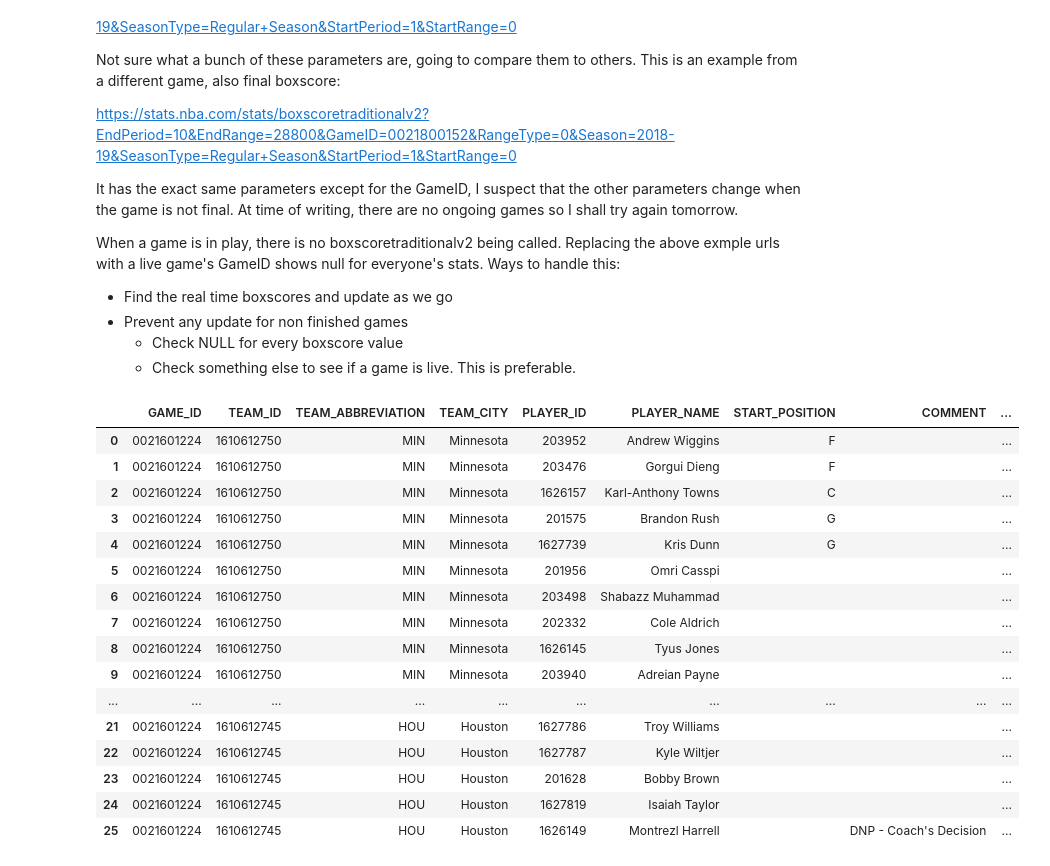
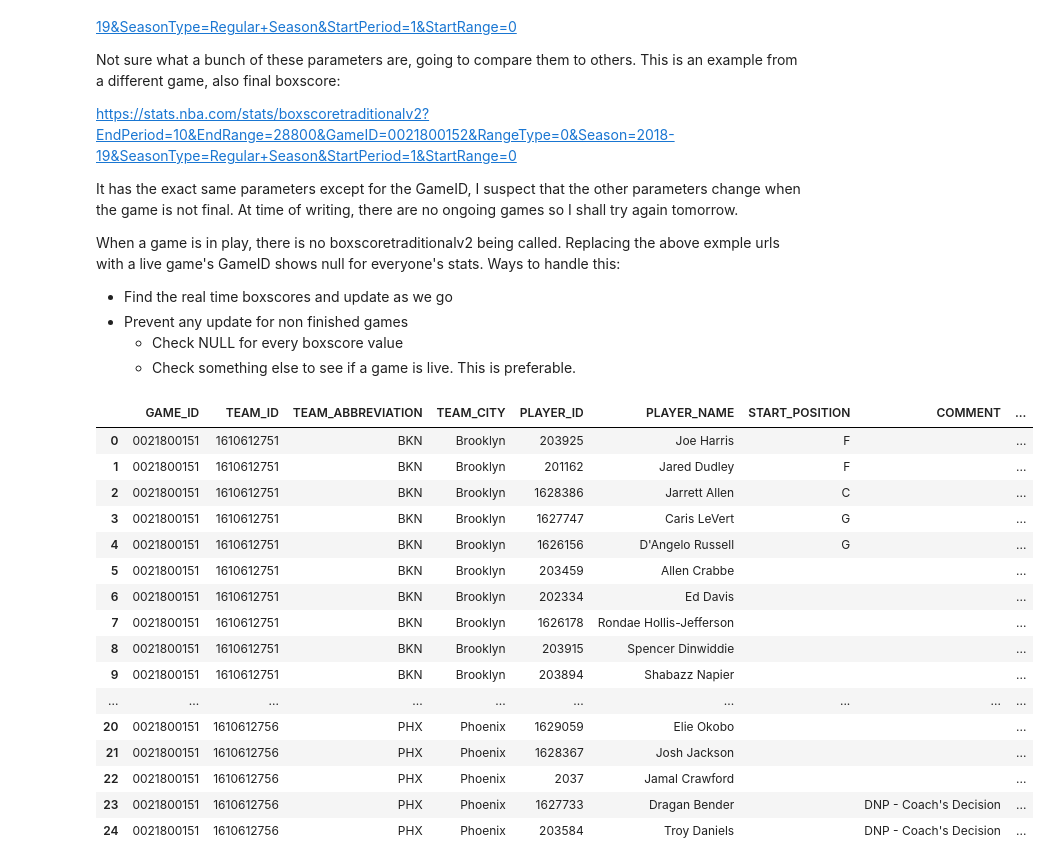
Before and after one commit to johnny-wong/nba_stats, a Jupyter notebook: Datasets plan.ipynb, the cells around one changed output. Drawn from its saved outputs; the diff is of its cells as text; code cells hidden in the pictures.

Commit message:
Create parse_game_ids and parse_boxscore functions

```diff
--- a/Datasets plan.ipynb
+++ b/Datasets plan.ipynb
@@ -133,25 +153,55 @@ json_boxscore = r_boxscore.json()
-# %%
-player_stats = json_boxscore['resultSets'][0] # 0 is player stats, 1 is team stats, 2 is starter bench stats
-boxscore_headers = player_stats['headers']
-boxscore_stats = player_stats['rowSet']
-
-df_boxscore = pd.DataFrame(columns=boxscore_headers, data=boxscore_stats)
-df_boxscore
-# %% [output]
-|  | GAME_ID | TEAM_ID | TEAM_ABBREVIATION | TEAM_CITY | PLAYER_ID | PLAYER_NAME | START_POSITION | COMMENT | ... |
-| 0 | 0021601224 | 1610612750 | MIN | Minnesota | 203952 | Andrew Wiggins | F |  | ... |
-| 1 | 0021601224 | 1610612750 | MIN | Minnesota | 203476 | Gorgui Dieng | F |  | ... |
-| 2 | 0021601224 | 1610612750 | MIN | Minnesota | 1626157 | Karl-Anthony Towns | C |  | ... |
-| 3 | 0021601224 | 1610612750 | MIN | Minnesota | 201575 | Brandon Rush | G |  | ... |
-| 4 | 0021601224 | 1610612750 | MIN | Minnesota | 1627739 | Kris Dunn | G |  | ... |
-| 5 | 0021601224 | 1610612750 | MIN | Minnesota | 201956 | Omri Casspi |  |  | ... |
-| 6 | 0021601224 | 1610612750 | MIN | Minnesota | 203498 | Shabazz Muhammad |  |  | ... |
-| 7 | 0021601224 | 1610612750 | MIN | Minnesota | 202332 | Cole Aldrich |  |  | ... |
-| 8 | 0021601224 | 1610612750 | MIN | Minnesota | 1626145 | Tyus Jones |  |  | ... |
-| 9 | 0021601224 | 1610612750 | MIN | Minnesota | 203940 | Adreian Payne |  |  | ... |
-| ... | ... | ... | ... | ... | ... | ... | ... | ... | ... |
-| 21 | 0021601224 | 1610612745 | HOU | Houston | 1627786 | Troy Williams |  |  | ... |
-| 22 | 0021601224 | 1610612745 | HOU | Houston | 1627787 | Kyle Wiltjer |  |  | ... |
-| 23 | 0021601224 | 1610612745 | HOU | Houston | 201628 | Bobby Brown |  |  | ... |
-| 24 | 0021601224 | 1610612745 | HOU | Houston | 1627819 | Isaiah Taylor |  |  | ... |
-| 25 | 0021601224 | 1610612745 | HOU | Houston | 1626149 | Montrezl Harrell |  | DNP - Coach's Decision | ... |
+# %%
+def parse_boxscore(GameID, season='2018-19', season_type=NBA_SEASON_TYPES['regular']):
+    '''
+    Takes in the GameID in string format and returns a dataframe of the boxscore, broken down by player.
+    If game is not yet finished, will return a boxscore with NULL values
+    >>> df_boxscore = parse_boxscore('0021800151')
+    '''
+    if not isinstance(GameID, str):
+        raise TypeError('GameID must be string')
+
+    URL_GAME_BOXSCORE = 'https://stats.nba.com/stats/boxscoretraditionalv2'
+    boxscore_params = {
+        'GameID': GameID,
+        'Season': season,
+        'SeasonType': season_type,
+        'EndPeriod': '10',
+        'EndRange': '28800',
+        'RangeType': '0',
+        'StartPeriod': '1',
+        'StartRange': '0'
+    }
+
+    r_boxscore = requests.get(URL_GAME_BOXSCORE, params=boxscore_params,
+                              headers=REQUEST_HEADERS, allow_redirects=False, timeout=15)
+
+    assert r_boxscore.status_code == 200
+
+    json_boxscore = r_boxscore.json()
+
+    player_stats = json_boxscore['resultSets'][0] # 0 is player stats, 1 is team stats, 2 is starter bench stats
+    boxscore_headers = player_stats['headers']
+    boxscore_stats = player_stats['rowSet']
+
+    df_boxscore = pd.DataFrame(columns=boxscore_headers, data=boxscore_stats)
+    return df_boxscore
+# %%
+parse_boxscore('0021800151')
+# %% [output]
+|  | GAME_ID | TEAM_ID | TEAM_ABBREVIATION | TEAM_CITY | PLAYER_ID | PLAYER_NAME | START_POSITION | COMMENT | ... |
+| 0 | 0021800151 | 1610612751 | BKN | Brooklyn | 203925 | Joe Harris | F |  | ... |
+| 1 | 0021800151 | 1610612751 | BKN | Brooklyn | 201162 | Jared Dudley | F |  | ... |
+| 2 | 0021800151 | 1610612751 | BKN | Brooklyn | 1628386 | Jarrett Allen | C |  | ... |
+| 3 | 0021800151 | 1610612751 | BKN | Brooklyn | 1627747 | Caris LeVert | G |  | ... |
+| 4 | 0021800151 | 1610612751 | BKN | Brooklyn | 1626156 | D'Angelo Russell | G |  | ... |
+| 5 | 0021800151 | 1610612751 | BKN | Brooklyn | 203459 | Allen Crabbe |  |  | ... |
+| 6 | 0021800151 | 1610612751 | BKN | Brooklyn | 202334 | Ed Davis |  |  | ... |
+| 7 | 0021800151 | 1610612751 | BKN | Brooklyn | 1626178 | Rondae Hollis-Jefferson |  |  | ... |
+| 8 | 0021800151 | 1610612751 | BKN | Brooklyn | 203915 | Spencer Dinwiddie |  |  | ... |
+| 9 | 0021800151 | 1610612751 | BKN | Brooklyn | 203894 | Shabazz Napier |  |  | ... |
+| ... | ... | ... | ... | ... | ... | ... | ... | ... | ... |
+| 20 | 0021800151 | 1610612756 | PHX | Phoenix | 1629059 | Elie Okobo |  |  | ... |
+| 21 | 0021800151 | 1610612756 | PHX | Phoenix | 1628367 | Josh Jackson |  |  | ... |
+| 22 | 0021800151 | 1610612756 | PHX | Phoenix | 2037 | Jamal Crawford |  |  | ... |
+| 23 | 0021800151 | 1610612756 | PHX | Phoenix | 1627733 | Dragan Bender |  | DNP - Coach's Decision | ... |
+| 24 | 0021800151 | 1610612756 | PHX | Phoenix | 203584 | Troy Daniels |  | DNP - Coach's Decision | ... |
```
Also changed, not shown: parts of 10 cells of this notebook.
